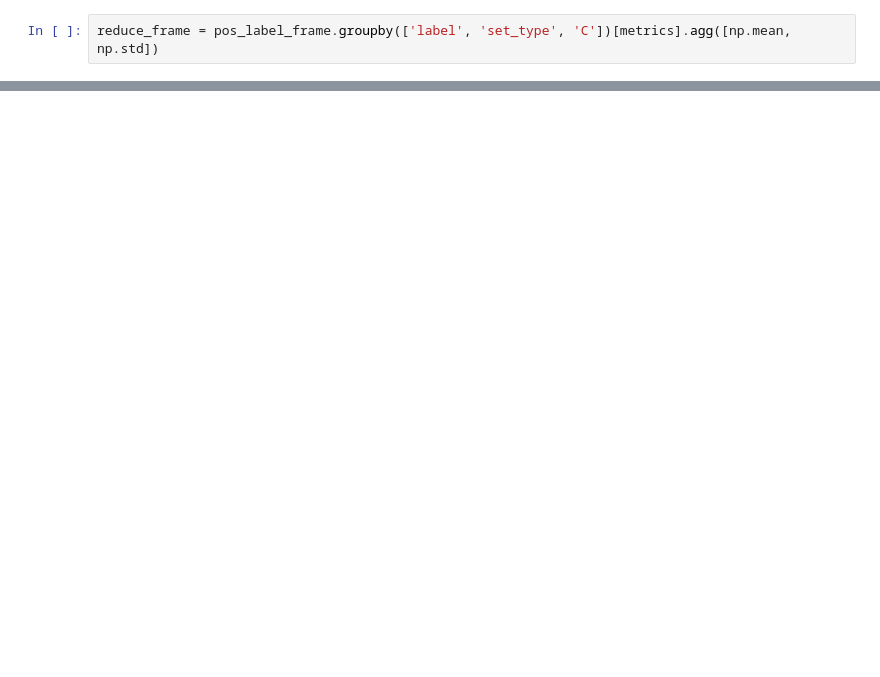
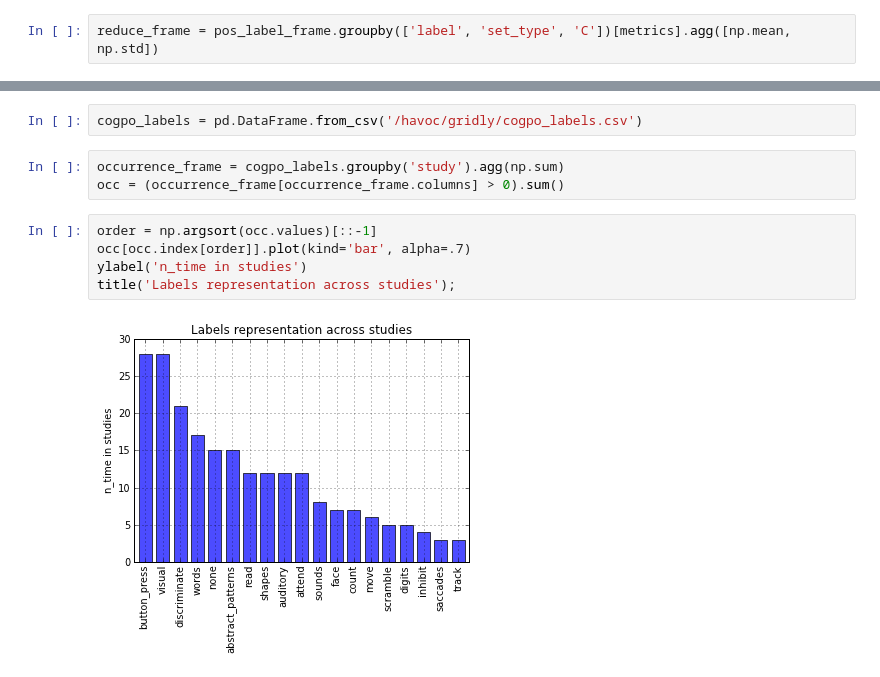
Before and after one commit to schwarty/notebooks, a Jupyter notebook: model_evaluation.ipynb, the cells around one changed output, grey strips where cells are left out. Saved outputs shown, nothing was run; the diff lists cells and outputs as text; blank space fills up the shorter version.

Commit message:
model_eval with new data

```diff
--- a/model_evaluation.ipynb
+++ b/model_evaluation.ipynb
@@ -98 +98,13 @@ for (label, mean_frame), (label, std_frame) in zip(reduce_frame[('fscore', 'mean
 ... (7 outputs left out)
+# %%
+cogpo_labels = pd.DataFrame.from_csv('/havoc/gridly/cogpo_labels.csv')
+# %%
+occurrence_frame = cogpo_labels.groupby('study').agg(np.sum)
+occ = (occurrence_frame[occurrence_frame.columns] > 0).sum()
+# %%
+order = np.argsort(occ.values)[::-1]
+occ[occ.index[order]].plot(kind='bar', alpha=.7)
+ylabel('n_time in studies')
+title('Labels representation across studies');
+# %% [output]
+[figure, added]
```
Also changed, not shown: parts of 10 cells of this notebook.
